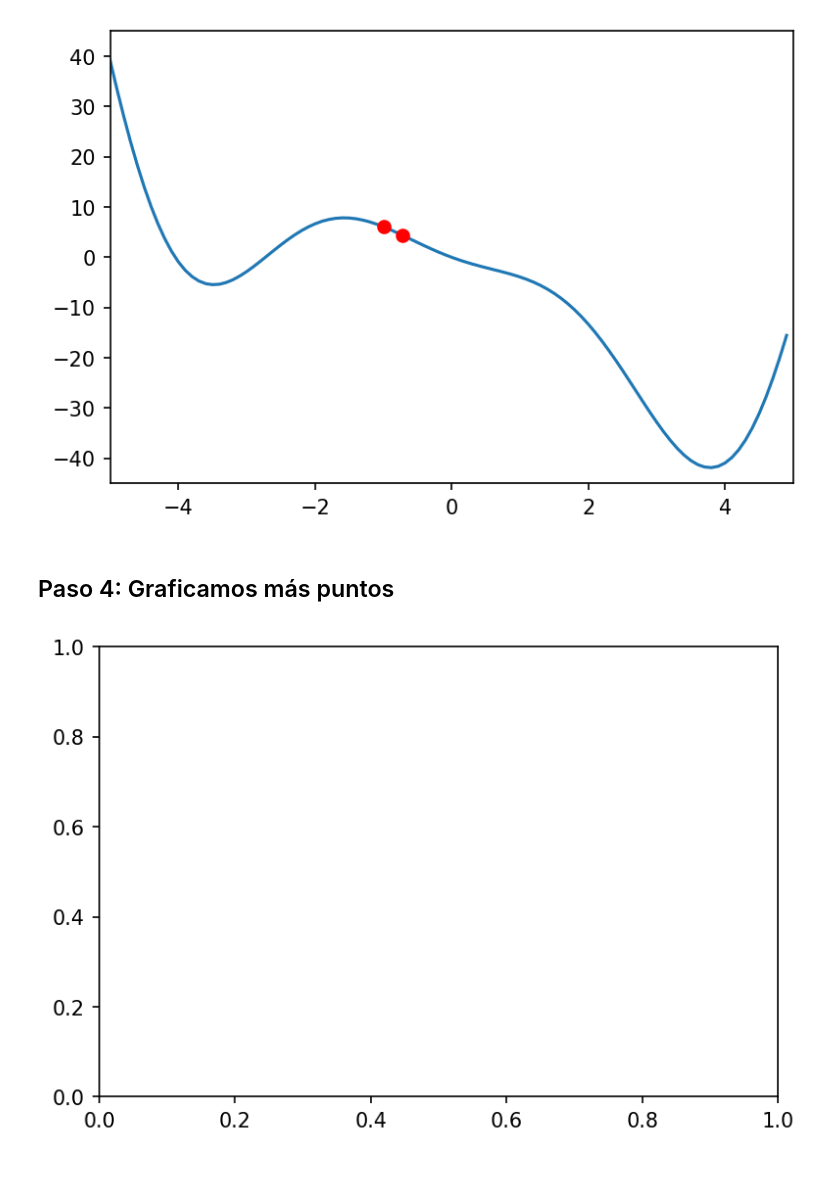
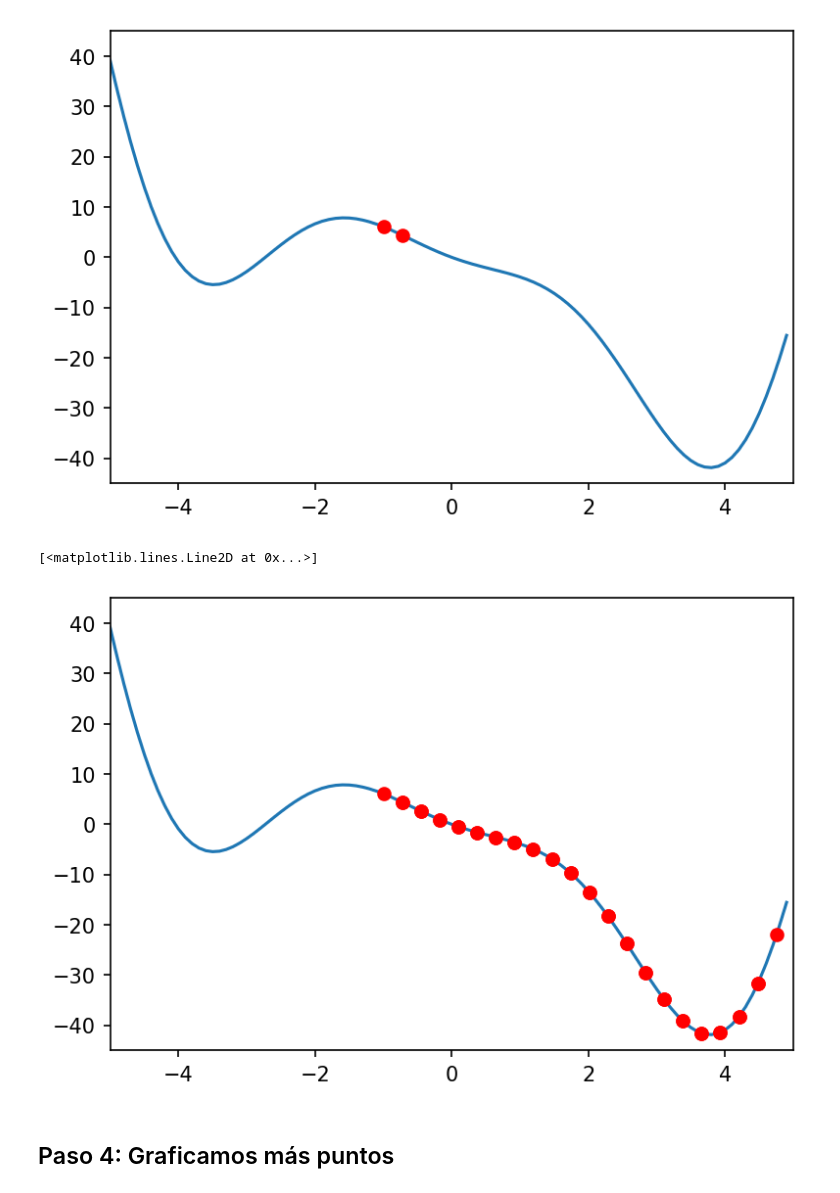
Before and after one commit to Paola110/UAA, a Jupyter notebook: Inteligencia Artificial/P8_Algoritmo del Descenso del Gradiente.ipynb, the cells around one changed output. Saved outputs shown, nothing was run; the diff lists cells and outputs as text; code cells hidden in the pictures.

```diff
--- a/Inteligencia Artificial/P8_Algoritmo del Descenso del Gradiente.ipynb
+++ b/Inteligencia Artificial/P8_Algoritmo del Descenso del Gradiente.ipynb
@@ -119,19 +119,25 @@ ax.plot(x,y,'ro')
 # %% [output]
 [<matplotlib.lines.Line2D at 0x...>]
 [figure]
+# %%
+for i in range(0,40):
+    # eta = 0.7
+    eta = 0.05
+
+    x.append(x[i] - eta * pendiente)
+    y.append(f(x[i] - eta * pendiente))
+
+fig, ax = plt.subplots(1,1, figsize = figsize, dpi = dpi)
+
+    # Mostramos la grafica
+
+ax.set_xlim (-5,5)
+ax.set_ylim(-45,45)
+
+ax.plot(t1,f(t1))
+ax.plot(x,y,'ro')
+# %% [output]
+[<matplotlib.lines.Line2D at 0x...>]
+[figure, added]
 # %% [markdown]
 ## Paso 4: Graficamos más puntos
-# %%
-#eta = 0.05
-
-ax.plot(t1,f(t1))
-
-for etai in np.arange(0.05, 0.7,0.01):
-    x.append(x[0] - etai * pendiente)
-    y.append(f(x[0] - etai * pendiente))
-    ax.plot(x,y,'ro')
-
-# Mostramos la grafica
-fig, ax = plt.subplots(1,1, figsize=figsize, dpi=dpi)
-# %% [output]
-[figure, removed]
```
Also changed, not shown: parts of 1 cell of this notebook.
